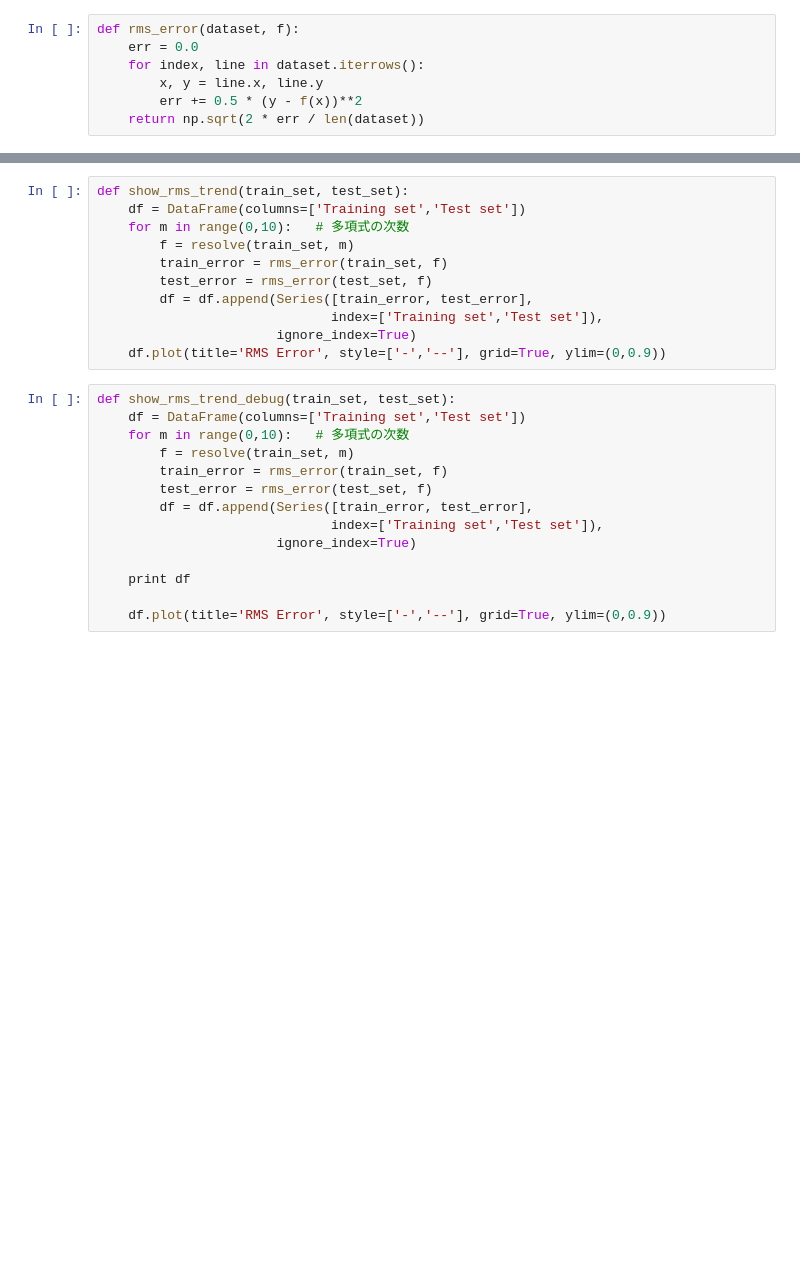
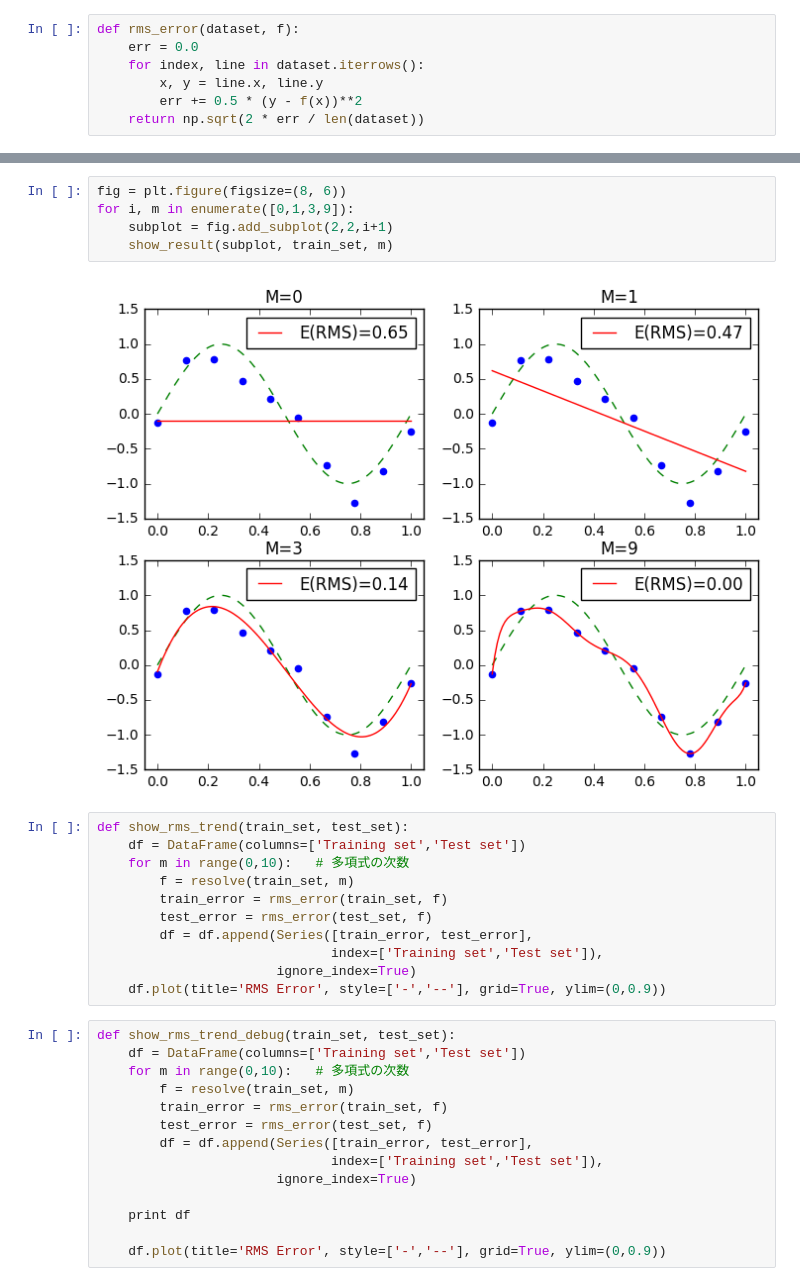
Before and after one commit to enakai00/jupyter_ml4se_commentary, a Jupyter notebook: 08-Square Error Sample.ipynb, the cells around one changed output, grey strips where cells are left out. Drawn from its saved outputs; the diff is of its cells as text; blank space fills up the shorter version.

```diff
--- a/08-Square Error Sample.ipynb
+++ b/08-Square Error Sample.ipynb
@@ -121,3 +144,10 @@ def rms_error(dataset, f):
+# %%
+fig = plt.figure(figsize=(8, 6))
+for i, m in enumerate([0,1,3,9]):
+    subplot = fig.add_subplot(2,2,i+1)
+    show_result(subplot, train_set, m)
+# %% [output]
+[figure, added]
 # %%
 def show_rms_trend(train_set, test_set):
     df = DataFrame(columns=['Training set','Test set'])
```
Also changed, not shown: parts of 10 cells of this notebook, 1 other file.
